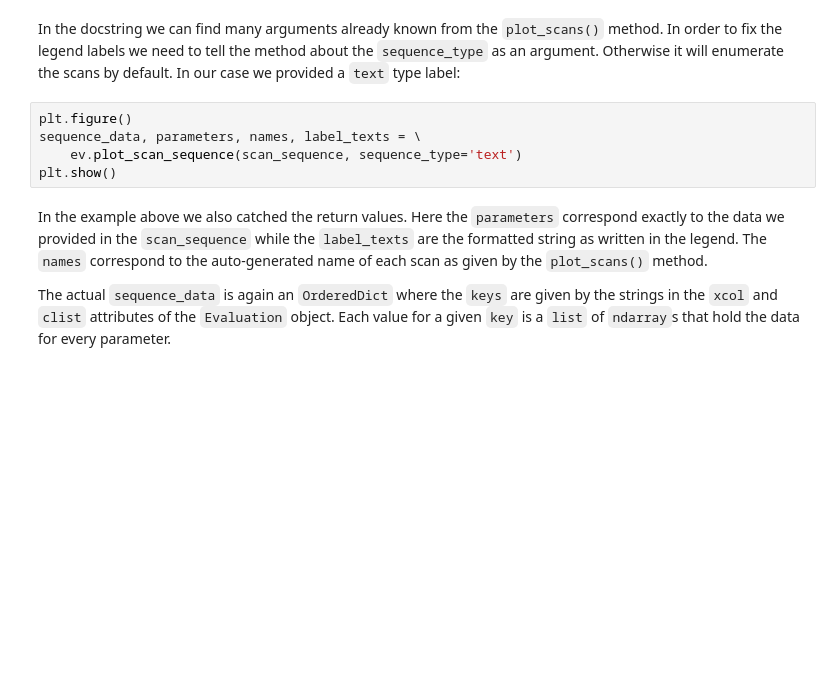
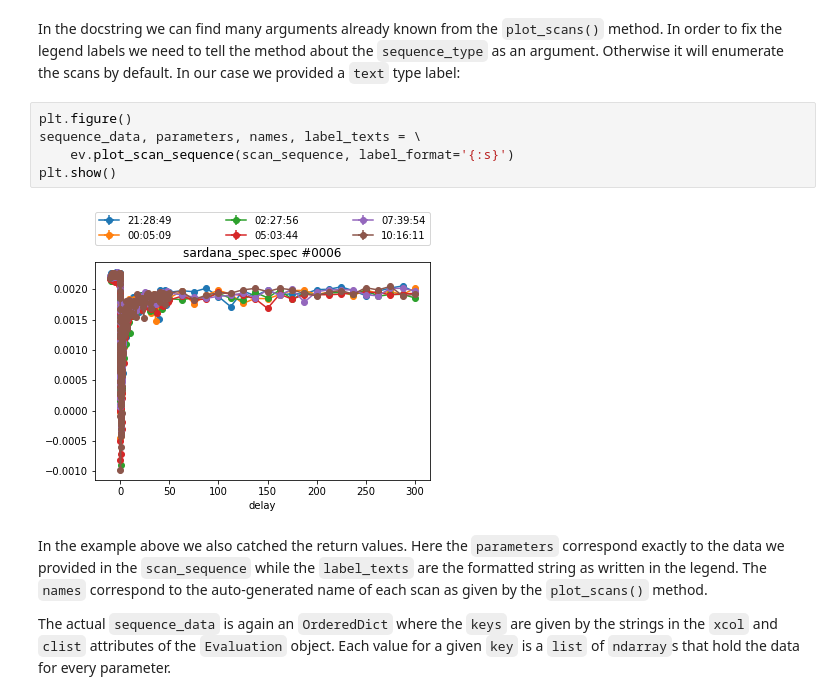
Before and after one commit to dschick/pyEvalData, a Jupyter notebook: docs/source/examples/evaluation.ipynb, the cells around one changed output. Drawn from its saved outputs; the diff is of its cells as text; blank space fills up the shorter version.

```diff
--- a/docs/source/examples/evaluation.ipynb
+++ b/docs/source/examples/evaluation.ipynb
@@ -349,8 +475,10 @@ In our case we provided a `text` type label:
 # %%
 plt.figure()
 sequence_data, parameters, names, label_texts = \
-    ev.plot_scan_sequence(scan_sequence, sequence_type='text')
+    ev.plot_scan_sequence(scan_sequence, label_format='{:s}')
 plt.show()
+# %% [output]
+[figure, added]
 # %% [markdown]
 In the example above we also catched the return values. Here the `parameters`
 correspond exactly to the data we provided in the `scan_sequence` while the
```
Also changed, not shown: parts of 33 cells of this notebook, 1 other file.
